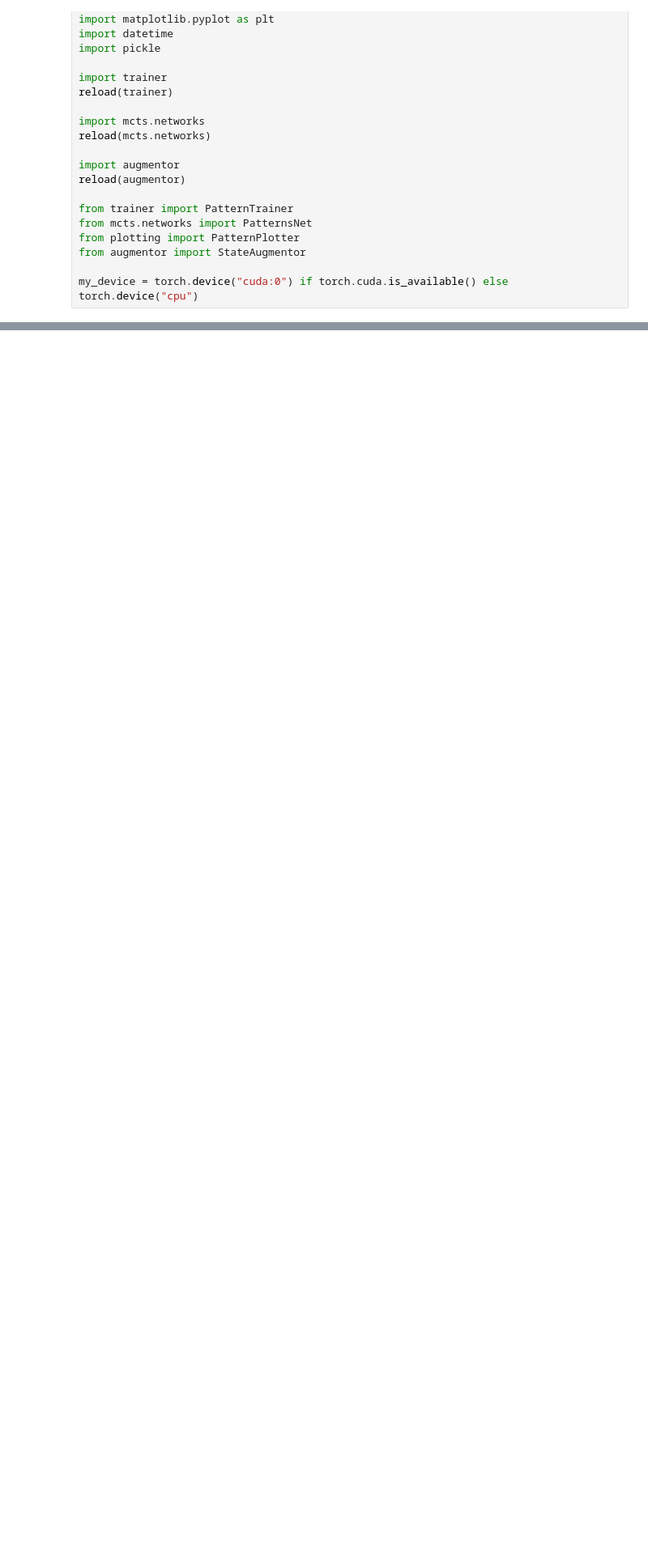
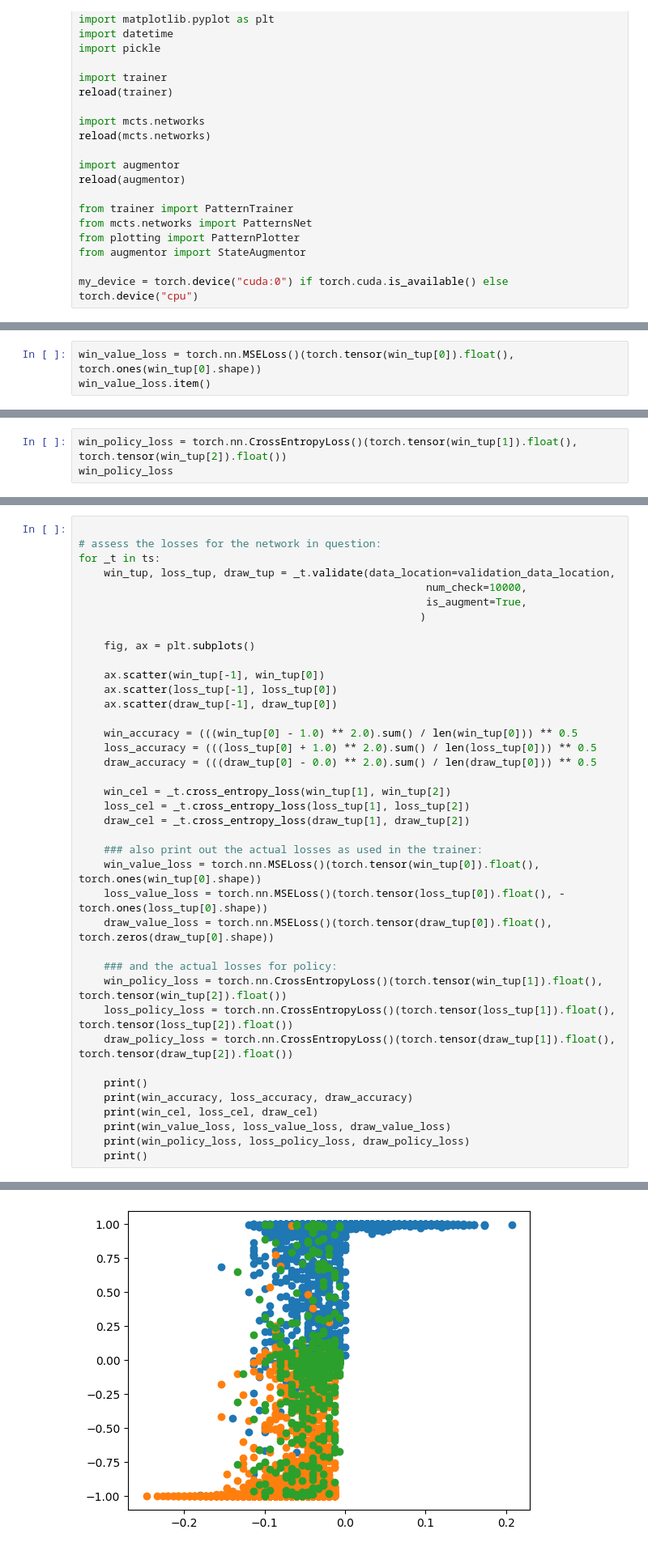
Before and after one commit to falldog89/patterns_ai, a Jupyter notebook: Patterns_validation.ipynb, the cells around one changed output, grey strips where cells are left out. Shown at 81% size. Saved outputs shown, nothing was run; the diff lists cells and outputs as text; blank space fills up the shorter version.

```diff
--- a/Patterns_validation.ipynb
+++ b/Patterns_validation.ipynb
@@ -63,0 +89,3 @@ validation_data_location = os.path.join(validation_games_directory, vpath)
+# %%
+win_value_loss = torch.nn.MSELoss()(torch.tensor(win_tup[0]).float(), torch.ones(win_tup[0].shape))
+win_value_loss.item()
@@ -63,0 +94,3 @@ validation_data_location = os.path.join(validation_games_directory, vpath)
+# %%
+win_policy_loss = torch.nn.CrossEntropyLoss()(torch.tensor(win_tup[1]).float(), torch.tensor(win_tup[2]).float())
+win_policy_loss
@@ -63,0 +99,40 @@ validation_data_location = os.path.join(validation_games_directory, vpath)
+# %%
+
+# assess the losses for the network in question:
+for _t in ts:
+    win_tup, loss_tup, draw_tup = _t.validate(data_location=validation_data_location,
+                                                       num_check=10000,
+                                                       is_augment=True,
+                                                      )
+
+    fig, ax = plt.subplots()
+
+    ax.scatter(win_tup[-1], win_tup[0])
+    ax.scatter(loss_tup[-1], loss_tup[0])
+    ax.scatter(draw_tup[-1], draw_tup[0])
+
+    win_accuracy = (((win_tup[0] - 1.0) ** 2.0).sum() / len(win_tup[0])) ** 0.5
+    loss_accuracy = (((loss_tup[0] + 1.0) ** 2.0).sum() / len(loss_tup[0])) ** 0.5
+    draw_accuracy = (((draw_tup[0] - 0.0) ** 2.0).sum() / len(draw_tup[0])) ** 0.5
+
+    win_cel = _t.cross_entropy_loss(win_tup[1], win_tup[2])
+    loss_cel = _t.cross_entropy_loss(loss_tup[1], loss_tup[2])
+    draw_cel = _t.cross_entropy_loss(draw_tup[1], draw_tup[2])
+
+    ### also print out the actual losses as used in the trainer:
+    win_value_loss = torch.nn.MSELoss()(torch.tensor(win_tup[0]).float(), torch.ones(win_tup[0].shape))
+    loss_value_loss = torch.nn.MSELoss()(torch.tensor(loss_tup[0]).float(), -torch.ones(loss_tup[0].shape))
+    draw_value_loss = torch.nn.MSELoss()(torch.tensor(draw_tup[0]).float(), torch.zeros(draw_tup[0].shape))
+
+    ### and the actual losses for policy:
+    win_policy_loss = torch.nn.CrossEntropyLoss()(torch.tensor(win_tup[1]).float(), torch.tensor(win_tup[2]).float())
+    loss_policy_loss = torch.nn.CrossEntropyLoss()(torch.tensor(loss_tup[1]).float(), torch.tensor(loss_tup[2]).float())
+    draw_policy_loss = torch.nn.CrossEntropyLoss()(torch.tensor(draw_tup[1]).float(), torch.tensor(draw_tup[2]).float())
+
+    print()
+    print(win_accuracy, loss_accuracy, draw_accuracy)
+    print(win_cel, loss_cel, draw_cel)
+    print(win_value_loss, loss_value_loss, draw_value_loss)
+    print(win_policy_loss, loss_policy_loss, draw_policy_loss)
+    print()
+# %% [output]
@@ -63,0 +156 @@ validation_data_location = os.path.join(validation_games_directory, vpath)
+[figure, added]
```
Also changed, not shown: parts of 25 cells of this notebook, 10 other files.
